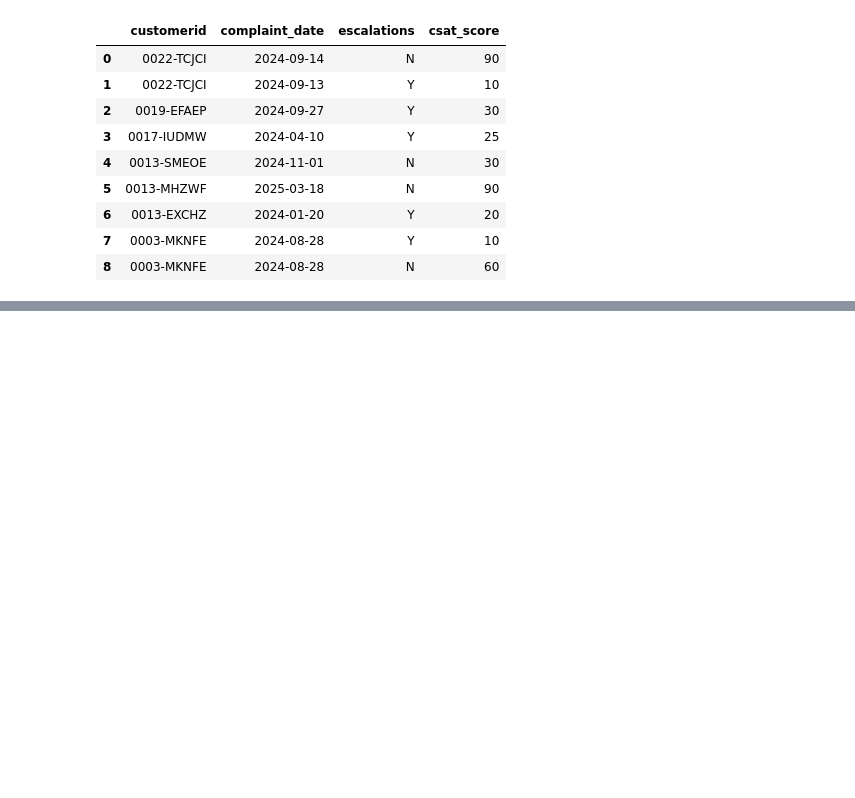
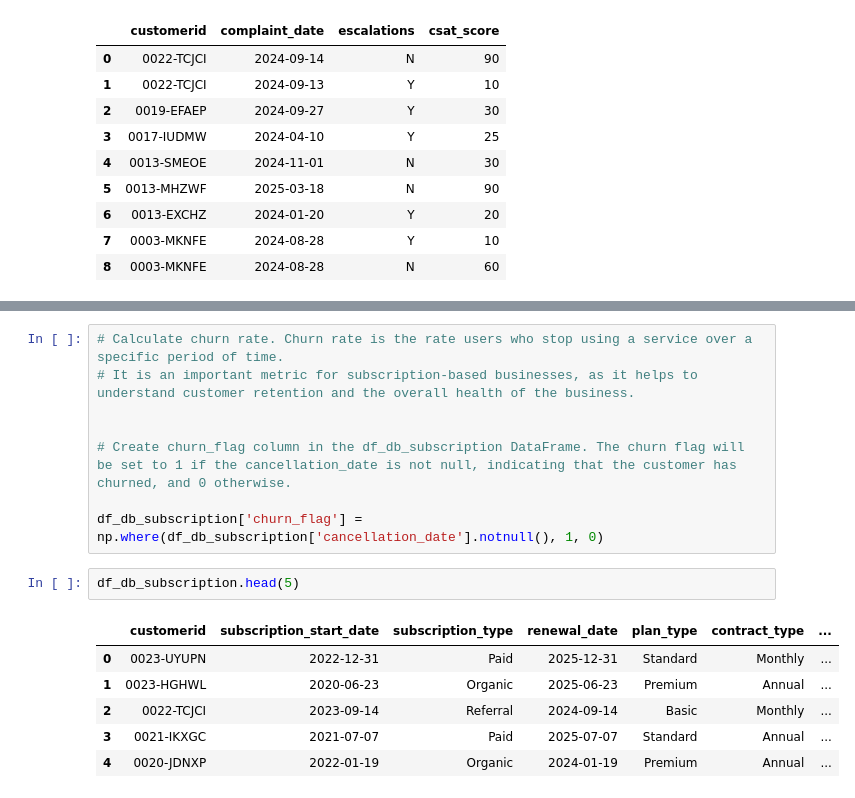
Before and after one commit to SBundhunDev/Customer_Churn_Analysis, a Jupyter notebook: Notebook/OTT_Customer_Churn_Analysis.ipynb, the cells around one changed output, grey strips where cells are left out. Saved outputs shown, nothing was run; the diff lists cells and outputs as text; blank space fills up the shorter version.

```diff
--- a/Notebook/OTT_Customer_Churn_Analysis.ipynb
+++ b/Notebook/OTT_Customer_Churn_Analysis.ipynb
@@ -500,0 +507,17 @@ df_db_support
+# %%
+# Calculate churn rate. Churn rate is the rate users who stop using a service over a specific period of time.
+# It is an important metric for subscription-based businesses, as it helps to understand customer retention and the overall health of the business.
+
+
+# Create churn_flag column in the df_db_subscription DataFrame. The churn flag will be set to 1 if the cancellation_date is not null, indicating that the customer has churned, and 0 otherwise.
+
+df_db_subscription['churn_flag'] = np.where(df_db_subscription['cancellation_date'].notnull(), 1, 0)
+# %%
+df_db_subscription.head(5)
+# %% [output]
+|  | customerid | subscription_start_date | subscription_type | renewal_date | plan_type | contract_type | ... |
+| 0 | 0023-UYUPN | 2022-12-31 | Paid | 2025-12-31 | Standard | Monthly | ... |
+| 1 | 0023-HGHWL | 2020-06-23 | Organic | 2025-06-23 | Premium | Annual | ... |
+| 2 | 0022-TCJCI | 2023-09-14 | Referral | 2024-09-14 | Basic | Monthly | ... |
+| 3 | 0021-IKXGC | 2021-07-07 | Paid | 2025-07-07 | Standard | Annual | ... |
+| 4 | 0020-JDNXP | 2022-01-19 | Organic | 2024-01-19 | Premium | Annual | ... |
```
Also changed, not shown: parts of 39 cells of this notebook, 2 other files.
